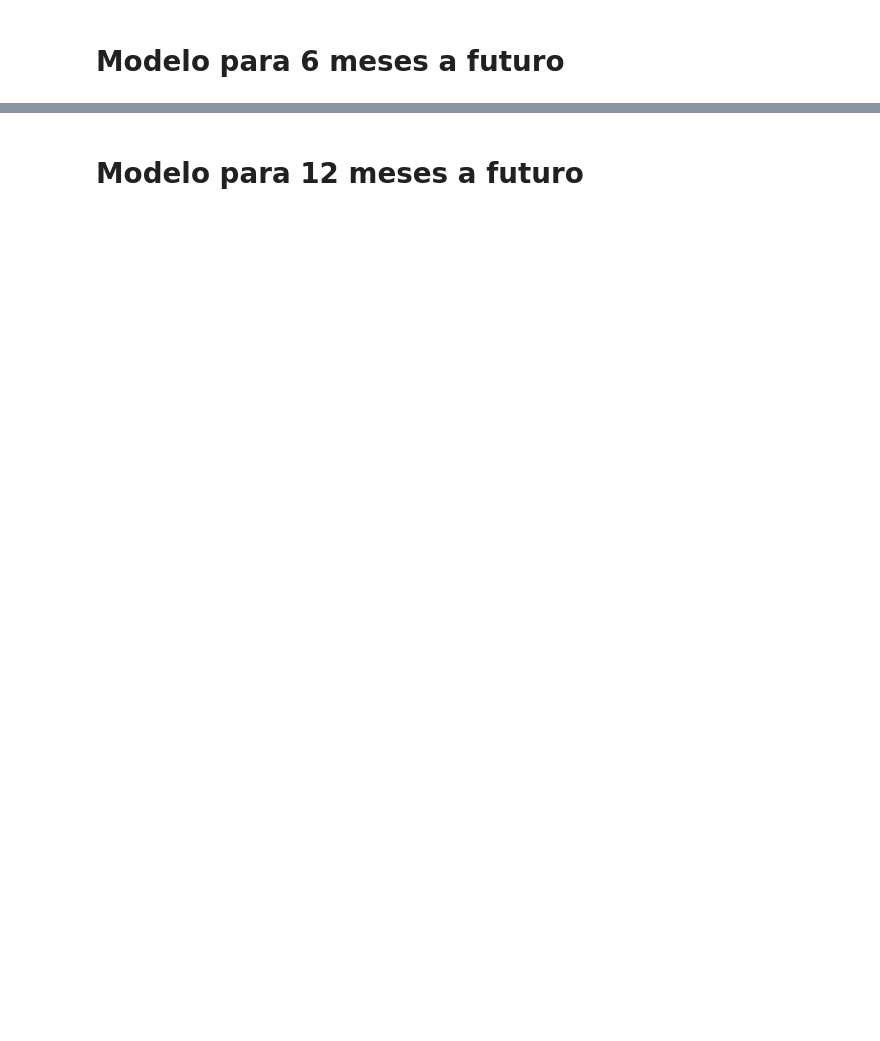
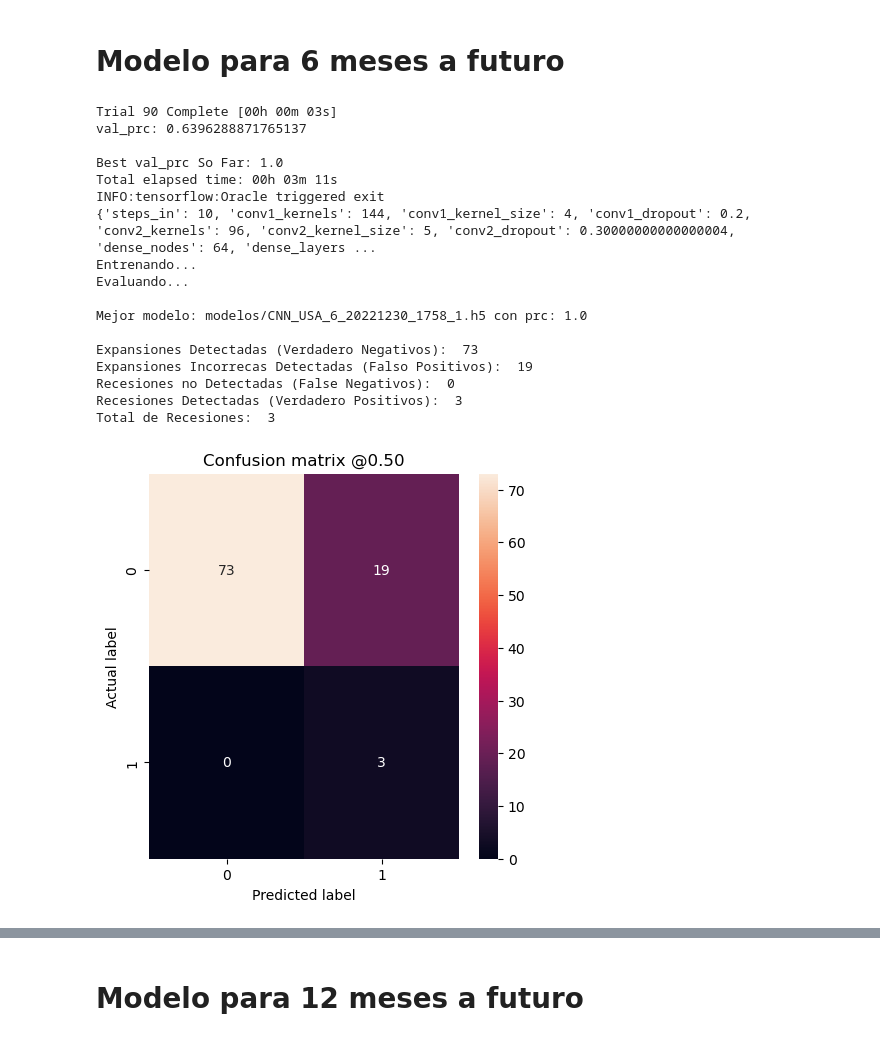
Before and after one commit to valegrei/crisis-forecasting, a Jupyter notebook: modelamiento/CNN_USA.ipynb, the cells around one changed output, grey strips where cells are left out. Cells and saved outputs as stored; diff of their text form; code cells hidden in the pictures; blank space fills up the shorter version.

```diff
--- a/modelamiento/CNN_USA.ipynb
+++ b/modelamiento/CNN_USA.ipynb
@@ -316,4 +343,23 @@ def optimizar_y_entrenar(name_prj, n_steps_out):
 # %% [markdown]
 # Modelo para 6 meses a futuro
 # %%
-#optimizar_y_entrenar(name_prj, n_steps_out[1])
+optimizar_y_entrenar(name_prj, n_steps_out[1])
+# %% [output]
+Trial 90 Complete [00h 00m 03s]
+val_prc: 0.6396288871765137
+
+Best val_prc So Far: 1.0
+Total elapsed time: 00h 03m 11s
+INFO:tensorflow:Oracle triggered exit
+{'steps_in': 10, 'conv1_kernels': 144, 'conv1_kernel_size': 4, 'conv1_dropout': 0.2, 'conv2_kernels': 96, 'conv2_kernel_size': 5, 'conv2_dropout': 0.30000000000000004, 'dense_nodes': 64, 'dense_layers ...
+Entrenando...
+Evaluando...
+
+Mejor modelo: modelos/CNN_USA_6_20221230_1758_1.h5 con prc: 1.0
+
+Expansiones Detectadas (Verdadero Negativos):  73
+Expansiones Incorrecas Detectadas (Falso Positivos):  19
+Recesiones no Detectadas (False Negativos):  0
+Recesiones Detectadas (Verdadero Positivos):  3
+Total de Recesiones:  3
+[figure, added]
```
Also changed, not shown: parts of 5 cells of this notebook, 31 other files.
